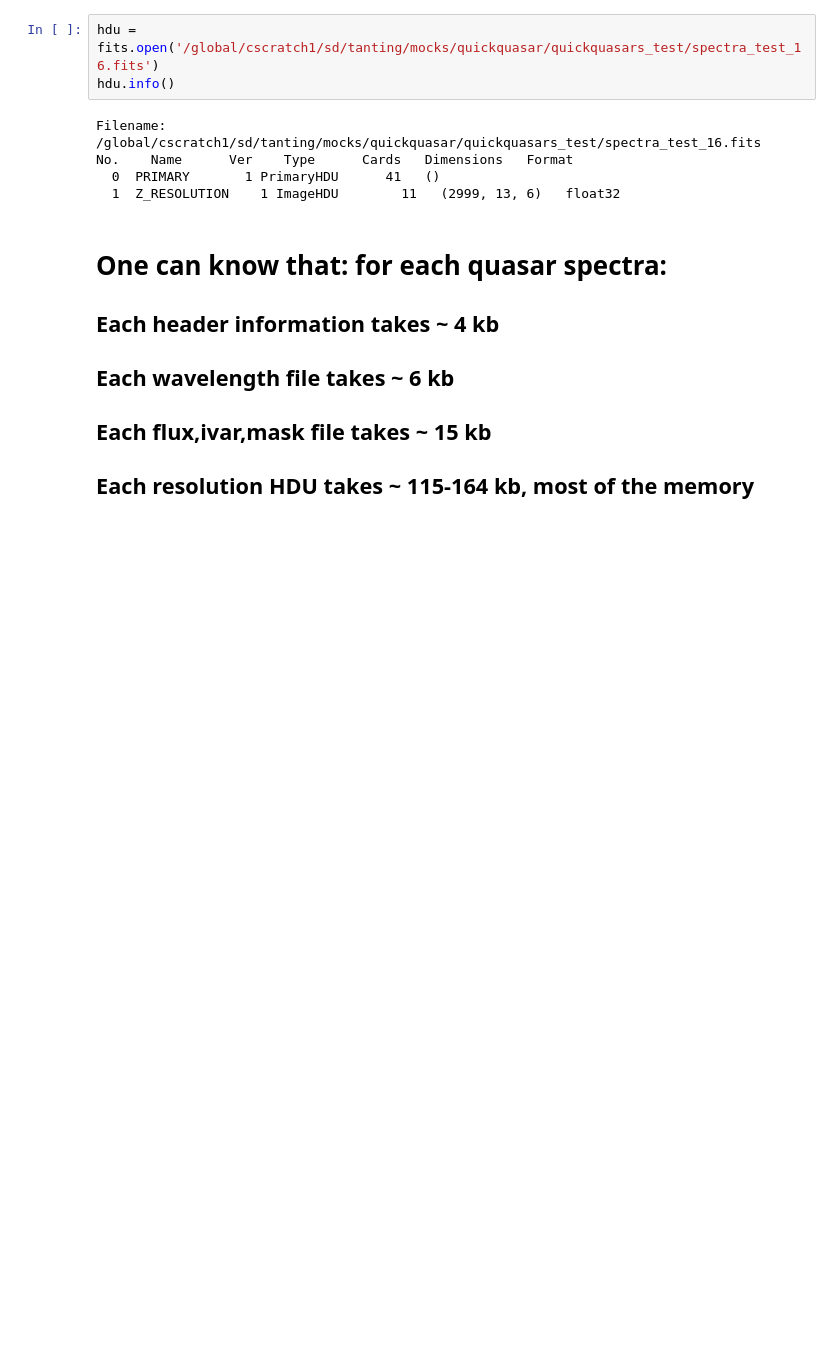
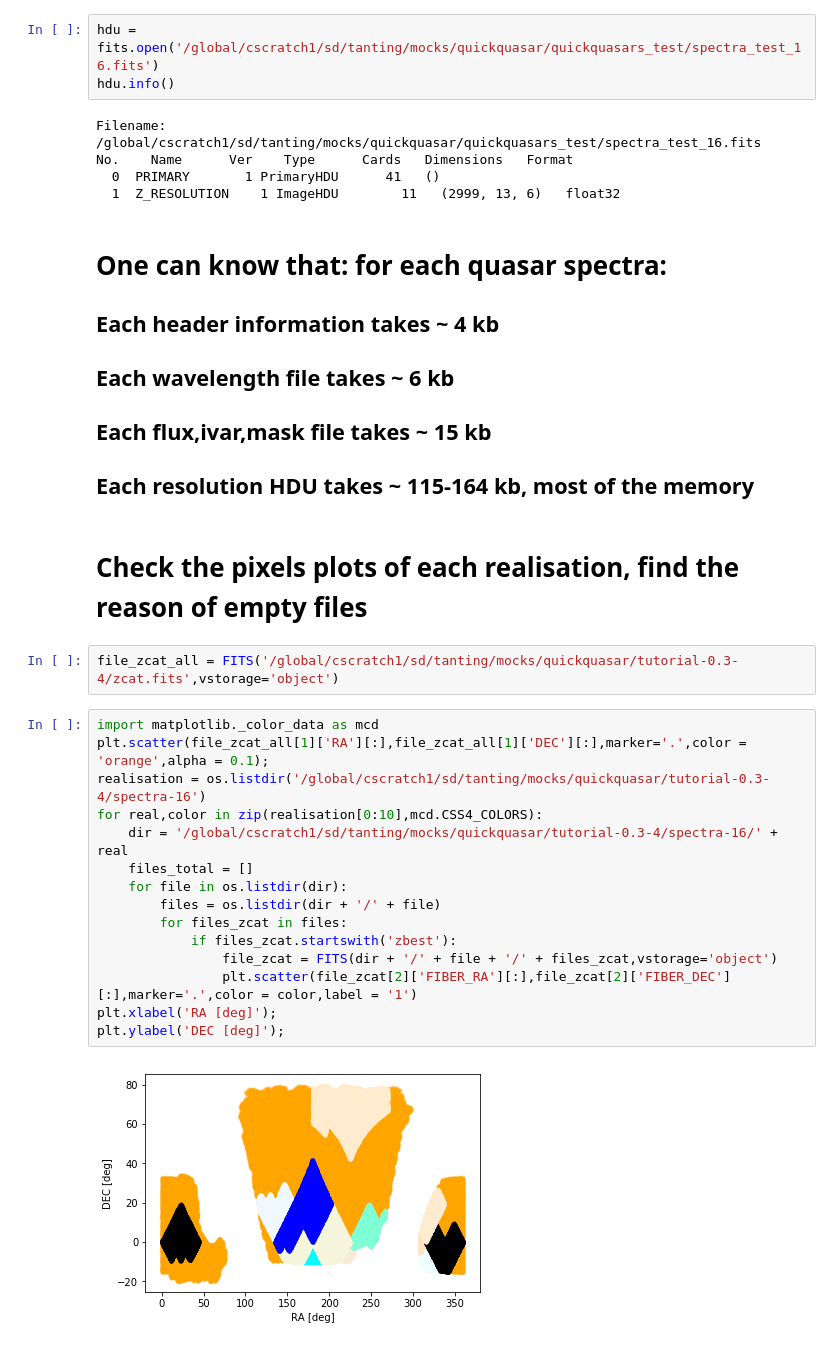
Before and after one commit to moonlovist/DESI-Quickquasar, a Jupyter notebook: quickquasar_check.ipynb, the cells around one changed output. Saved outputs shown, nothing was run; the diff lists cells and outputs as text; blank space fills up the shorter version.

```diff
--- a/quickquasar_check.ipynb
+++ b/quickquasar_check.ipynb
@@ -195,3 +196,24 @@ No.    Name      Ver    Type      Cards   Dimensions   Format
 ## Each wavelength file takes ~ 6 kb
 ## Each flux,ivar,mask file takes ~ 15 kb
 ## Each resolution HDU takes ~ 115-164 kb, most of the memory
+# %% [markdown]
+# Check the pixels plots of each realisation, find the reason of empty files
+# %%
+file_zcat_all = FITS('/global/cscratch1/sd/tanting/mocks/quickquasar/tutorial-0.3-4/zcat.fits',vstorage='object')
+# %%
+import matplotlib._color_data as mcd
+plt.scatter(file_zcat_all[1]['RA'][:],file_zcat_all[1]['DEC'][:],marker='.',color = 'orange',alpha = 0.1);
+realisation = os.listdir('/global/cscratch1/sd/tanting/mocks/quickquasar/tutorial-0.3-4/spectra-16')
+for real,color in zip(realisation[0:10],mcd.CSS4_COLORS):
+    dir = '/global/cscratch1/sd/tanting/mocks/quickquasar/tutorial-0.3-4/spectra-16/' + real
+    files_total = []
+    for file in os.listdir(dir):
+        files = os.listdir(dir + '/' + file)
+        for files_zcat in files:
+            if files_zcat.startswith('zbest'):
+                file_zcat = FITS(dir + '/' + file + '/' + files_zcat,vstorage='object')
+                plt.scatter(file_zcat[2]['FIBER_RA'][:],file_zcat[2]['FIBER_DEC'][:],marker='.',color = color,label = '1')
+plt.xlabel('RA [deg]');
+plt.ylabel('DEC [deg]');
+# %% [output]
+[figure, added]
```
Also changed, not shown: parts of 6 cells of this notebook.
